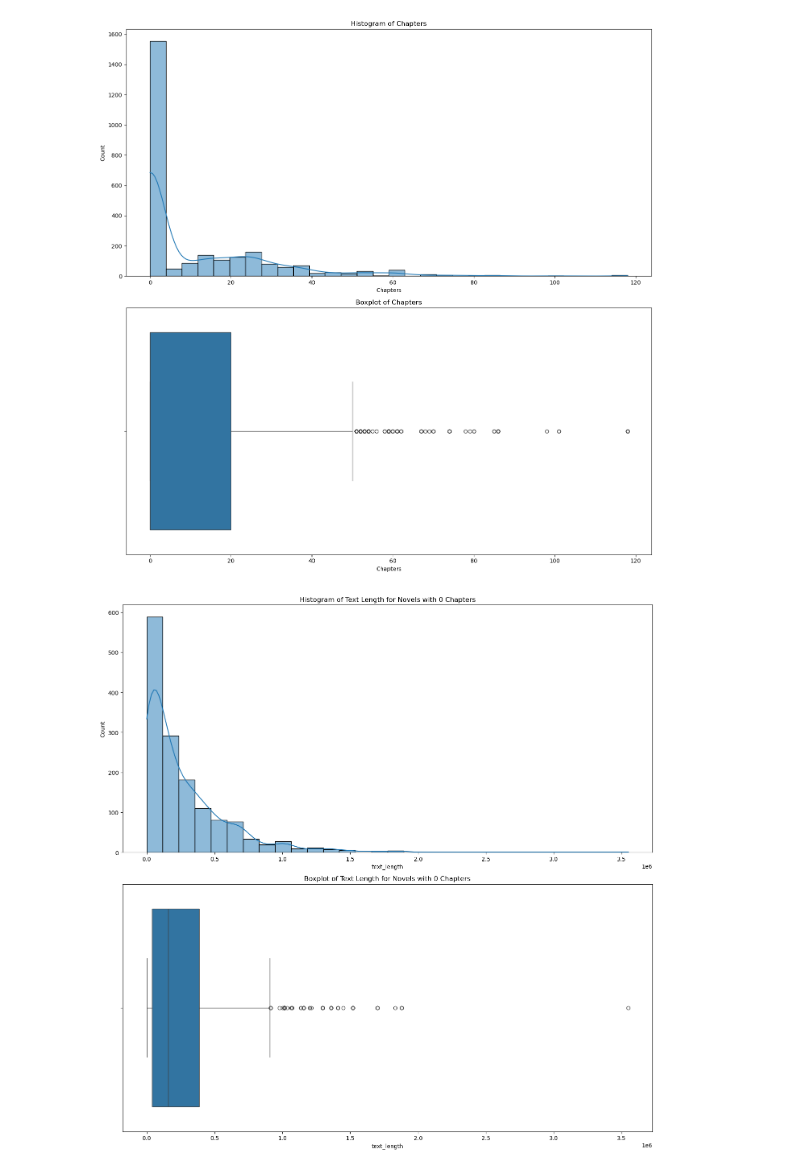
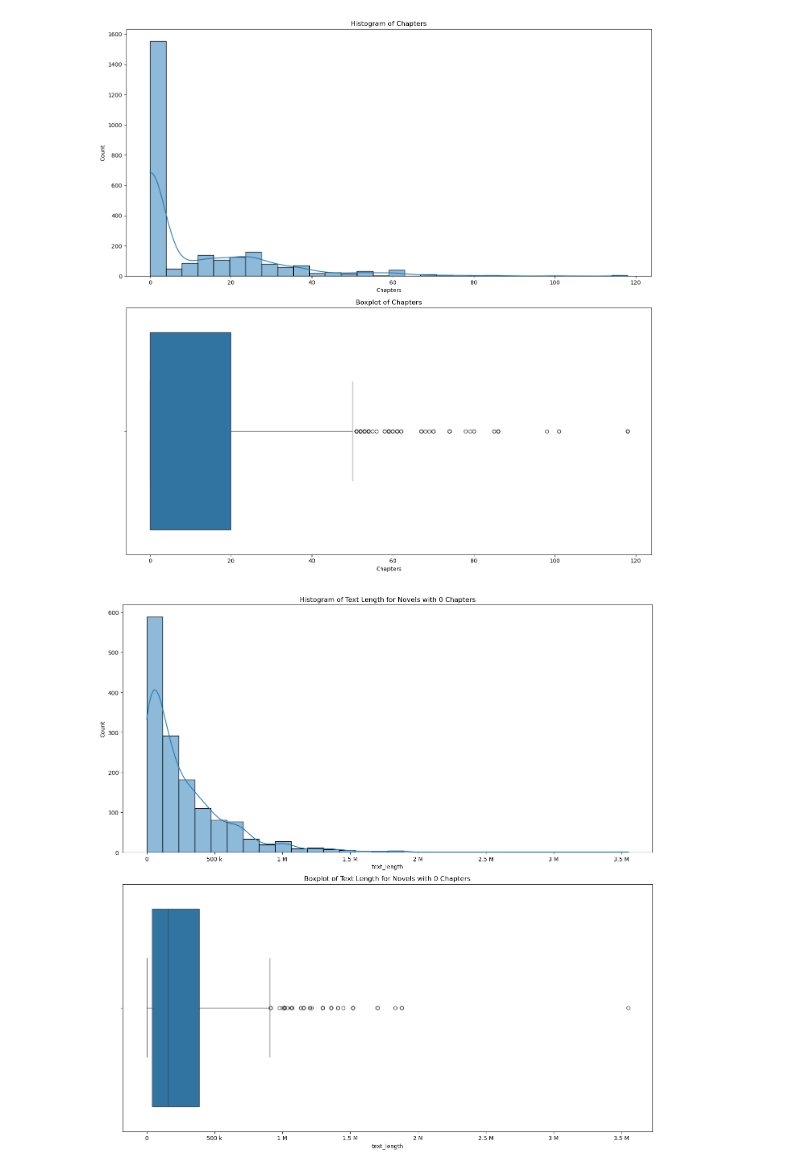
Before and after one commit to CSergiy/StoryDigest, a Jupyter notebook: EDA_Visuals.ipynb, the cells around one changed output. Cells and saved outputs as stored; diff of their text form; code cells hidden in the pictures.

Commit message:
Visuals for Novels w/ 0 chapters

```diff
--- a/EDA_Visuals.ipynb
+++ b/EDA_Visuals.ipynb
@@ -241,26 +241,28 @@ visualize_numerical(novel_df, 'Chapters')
 # %%
 def visualize_text_length_for_zero_chapters(df):
     # Make a copy of the filtered DataFrame to safely add a new column
     zero_chapters_df = df[df['Chapters'] == 0].copy()
 
     # Calculate the length of text for these rows
     zero_chapters_df.loc[:, 'text_length'] = zero_chapters_df['text'].apply(lambda x: len(x) if pd.notnull(x) else 0)
 
     # Visualization
     fig, ax = plt.subplots(2, 1, figsize=(14, 14))
 
     # Histogram with Kernel Density Estimate (KDE)
     sns.histplot(zero_chapters_df['text_length'], bins=30, ax=ax[0], kde=True)
     ax[0].set_title('Histogram of Text Length for Novels with 0 Chapters')
+    ax[0].xaxis.set_major_formatter(ticker.EngFormatter())
 
     # Boxplot
     sns.boxplot(x=zero_chapters_df['text_length'], ax=ax[1])
     ax[1].set_title('Boxplot of Text Length for Novels with 0 Chapters')
+    ax[1].xaxis.set_major_formatter(ticker.EngFormatter())
 
     plt.tight_layout()
     plt.show()
 
-# Now, apply the function to your DataFrame
+
 visualize_text_length_for_zero_chapters(novel_df)
 # %% [output]
-[figure, old version]
+[figure, new version]
```
Also changed, not shown: parts of 1 cell of this notebook.
